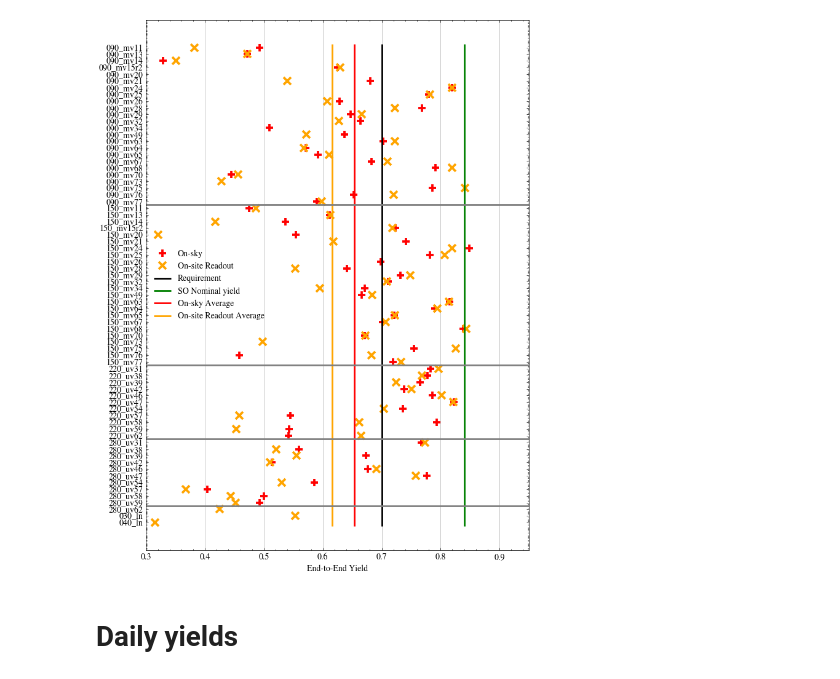
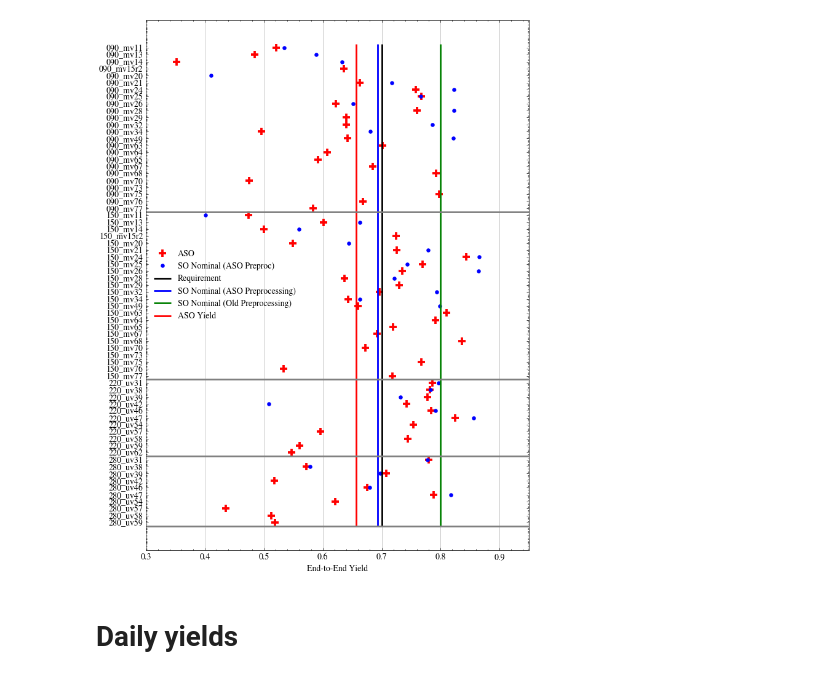
Before and after one commit to Sulla2012/LAT_Loading, a Jupyter notebook: latcom/notebooks/yields.ipynb, the cells around one changed output. Saved outputs shown, nothing was run; the diff lists cells and outputs as text; code cells hidden in the pictures.

Commit message:
feat: add notebook for looking at aso vs nominal stats

```diff
--- a/latcom/notebooks/yields.ipynb
+++ b/latcom/notebooks/yields.ipynb
@@ -15,7 +15,7 @@ from latcom.utils.optical_loading import pwv_interp
 %load_ext autoreload
 %autoreload 2
 # %%
-with open("../../nets/nets_07142026.pk", "rb") as f:
+with open("../../nets/nets_07162026.pk", "rb") as f:
     net_dict = pk.load(f)
 
 
@@ -56,97 +71,63 @@ np.float64(0.653452972371538)
 # %%
 plt.style.use("apj-fullwidth")
 
 # Initialize the figure with a logarithmic x axis
 f, ax = plt.subplots(figsize=(7, 9))
 
-# sns.boxplot(data=df_yield.where(df_yield.pwv / np.sin(np.deg2rad(df_yield.el)) <= 3 / np.sin(np.deg2rad(50))),
-#    x="yields", y="labels",
-# )
 
-sns.pointplot(
-    data=means_df,
-    x="yields",
-    y="labels",
-    label="On-sky",
-    marker="+",
-    linestyle="none",
-    color="red",
-)
+sns.pointplot(data=means_df, x="yields", y="labels", label="ASO", marker="+", linestyle="none", color="red",)
+sns.pointplot(data=means_df_nominal, x="yields", y="labels", label="SO Nominal (ASO Preproc)", marker="o", linestyle="none", color="blue", markersize=2)
+"""
+sns.pointplot(data=toby_df, x="yields", y="labels", linestyle="none", marker="x", color="orange", zorder=2, label="On-site Readout",)
+
+sns.pointplot(data=ptown_df, x="yields", y="labels", linestyle="none", marker="+", color="0.05", zorder=2, label="PTown Dark",)
+"""
+
+df_melted = means_df_nominal.melt(id_vars='labels', value_vars=['yields', 'aso_yields'],
+                    var_name='Time', value_name='Yield')
+grouped = df_melted.groupby('labels')
+for name, group in grouped:
+    # Get the Before (x=0) and After (x=1) values
+    before_val = group.loc[group['Time'] == 'yields', 'Yield'].values[0]
+    after_val = group.loc[group['Time'] == 'aso_yields', 'Yield'].values[0]
+    # Coordinates for annotate: (x_start, y_start), (x_end, y_end)
+    ax.annotate("", xy=(1, after_val), xytext=(0, before_val),
+                arrowprops=dict(arrowstyle="-|>", color="black", lw=1.5, mutation_scale=15),
+                zorder=10)
 
 
-sns.pointplot(
-    data=toby_df,
-    x="yields",
-    y="labels",
-    linestyle="none",
-    marker="x",
-    color="orange",
-    zorder=2,
-    label="On-site Readout",
-)
-"""
-sns.pointplot(
-    data=ptown_df,
-    x="yields",
-    y="labels",
-    linestyle="none",
-    marker="+",
-    color="0.05",
-    zorder=2,
-    label="PTown Dark",
-)
-"""
 plt.xlim(0.3, 0.95)
 
 ymax, ymin = ax.get_ylim()
 xmax, xmin = ax.get_xlim()
 
 plt.vlines(0.7, ymin=ymin, ymax=ymax, label="Requirement", color="black")
-plt.vlines(0.84, ymin=ymin, ymax=ymax, label="SO Nominal yield", color="green")
+plt.vlines(np.nanmean(means_df_nominal.yields.to_numpy()), ymin=ymin, ymax=ymax, label="SO Nominal (ASO Preprocessing)", color="blue")
+plt.vlines(0.80, ymin=ymin, ymax=ymax, label="SO Nominal (Old Preprocessing)", color="green")
 
 # plt.vlines(np.nanmean(df_yield.where(df_yield.pwv / np.sin(np.deg2rad(df_yield.el)) <= 1 / np.sin(np.deg2rad(50))).yields),
 #    ymin=ymin, ymax=ymax, label="On-Sky Average", color="black",
 # )
-plt.vlines(
-    np.nanmean(means_df.yields),
-    ymin=ymin,
-    ymax=ymax,
-    label="On-sky Average",
-    color="red",
-)
-plt.vlines(
-    np.nanmean(toby_df.yields),
-    ymin=ymin,
-    ymax=ymax,
-    label="On-site Readout Average",
-    color="orange",
-)
+plt.vlines(np.nanmean(means_df.yields), ymin=ymin, ymax=ymax, label="ASO Yield", color="red",)
+#plt.vlines(np.nanmean(toby_df.yields), ymin=ymin, ymax=ymax, label="On-site Readout Average", color="orange",)
 
 
-pos_090 = (
-    len([label for label in set(df_yield.labels.to_numpy()) if "090" in label]) - 0.5
-)
-pos_150 = pos_090 + len(
-    [label for label in set(df_yield.labels.to_numpy()) if "150" in label]
-)
-pos_220 = pos_150 + len(
-    [label for label in set(df_yield.labels.to_numpy()) if "220" in label]
-)
-pos_280 = pos_220 + len(
-    [label for label in set(df_yield.labels.to_numpy()) if "280" in label]
-)
+pos_090 = (len([label for label in set(df_yield.labels.to_numpy()) if "090" in label]) - 0.5)
+pos_150 = pos_090 + len([label for label in set(df_yield.labels.to_numpy()) if "150" in label])
+pos_220 = pos_150 + len([label for label in set(df_yield.labels.to_numpy()) if "220" in label])
+pos_280 = pos_220 + len([label for label in set(df_yield.labels.to_numpy()) if "280" in label])
 
 plt.hlines([pos_090, pos_150, pos_220, pos_280], xmin=xmin, xmax=xmax, color="0.5")
 
 plt.legend()
 
 ax.xaxis.grid(True)
 ax.set(xlabel="End-to-End Yield", ylabel="")
 
-plt.savefig("../../plts/aso_yield.png", dpi=600, bbox_inches="tight")
-plt.savefig("../../plts/aso_yield.pdf", dpi=600, bbox_inches="tight")
+plt.savefig("../../plts/aso_vs_nominal_yield.png", dpi=600, bbox_inches="tight")
+plt.savefig("../../plts/aso_vs_nominal_yield.pdf", dpi=600, bbox_inches="tight")
 # %% [output]
-[figure, old version]
+[figure, new version]
 # %% [markdown]
 # Daily yields
 # %%
```
Also changed, not shown: parts of 10 cells of this notebook, 7 other files.
